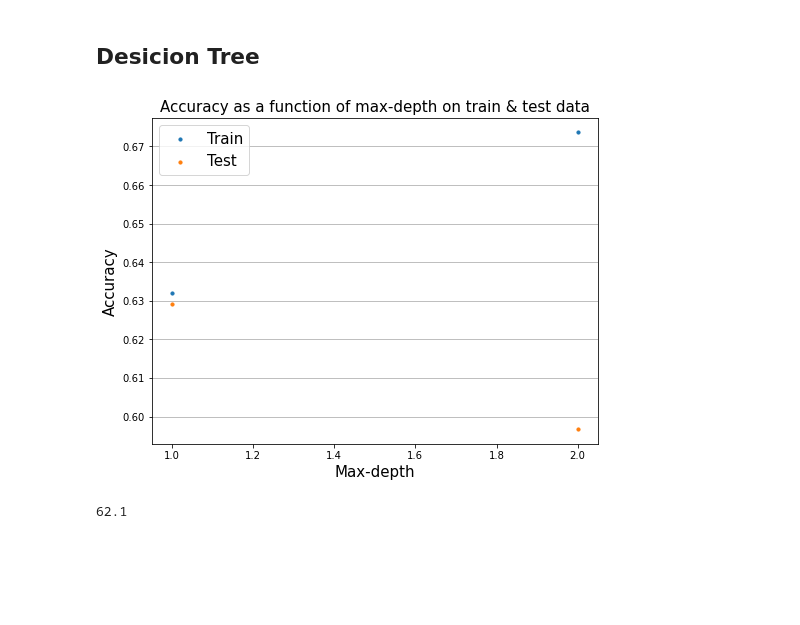
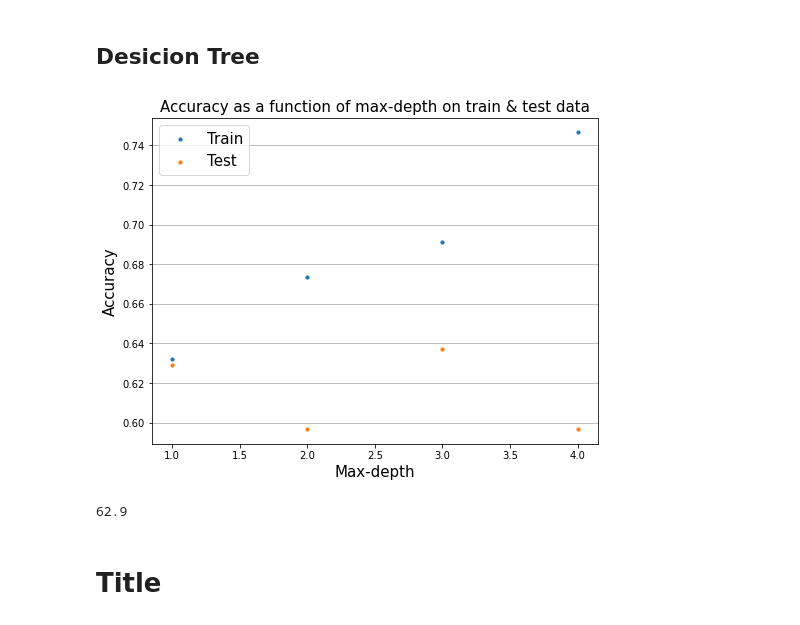
Before and after one commit to golankai/IDC-DS-FinalProject, a Jupyter notebook: DT.ipynb, the cells around one changed output. Saved outputs shown, nothing was run; the diff lists cells and outputs as text; code cells hidden in the pictures; blank space fills up the shorter version.

```diff
--- a/DT.ipynb
+++ b/DT.ipynb
@@ -58,22 +81,32 @@ X_train, X_test, y_train, y_test = train_test_split(X, y, test_size=0.3, random_
 # %%
-train_acc = list()
-test_acc = list()
-ds = range(1,3)
-for d in ds:
-    clf = DecisionTreeClassifier(max_depth=d)
-    clf.fit(X_train,y_train)
-    y_pred_train = clf.predict(X_train)
-    y_pred_test = clf.predict(X_test)
-    train_acc.append(accuracy_score(y_train, y_pred_train))
-    test_acc.append(accuracy_score(y_test, y_pred_test))
+def build_tree(X_train, X_test=None, y_train=y_train, y_test=y_test, max_d=5,dir_name=None, to_pdf=True, to_plot=False):
+    train_acc = list()
+    test_acc = list()
+    ds = range(1,max_d)
+
+    make_dir(dir_name)
+
+    for d in ds:
+        clf = DecisionTreeClassifier(max_depth=d)
+        clf.fit(X_train,y_train)
+        y_pred_train = clf.predict(X_train)
+
+        if to_pdf:
+            # create a graph
+            dot_data = tree.export_graphviz(clf, out_file=None,
+                                           feature_names=list(X_train.columns),
+                                           class_names=list(classes),
+                                           filled=True)
+            graph = pydotplus.graph_from_dot_data(dot_data)
+
+            #save to pdf
+            graph.write_pdf(f'{dir_name}_tree_{d}.pdf')
+
+        if to_plot:
+            y_pred_test = clf.predict(X_test)
+
+            train_acc.append(accuracy_score(y_train, y_pred_train))
+            test_acc.append(accuracy_score(y_test, y_pred_test))
+
+    if to_plot:
+        plot_accuracy(train_acc, test_acc)
-# %%
-plt.scatter(ds,train_acc, s=10,label='Train')
-plt.scatter(ds,test_acc, s=10,label='Test')
-plt.xlabel('Max-depth',fontsize=15)
-plt.ylabel('Accuracy',fontsize=15)
-plt.title('Accuracy as a function of max-depth on train & test data',fontsize=15)
-plt.legend(fontsize=15)
-plt.grid(axis='y')
-plt.show()
-# %% [output]
-[figure, removed]
@@ -80,8 +123,14 @@ plt.show()
+# %%
+build_tree( X_train= X_train, X_test = X_test, max_d=5, dir_name= 'first_all_features', to_pdf=True, to_plot=True)
+# %% [output]
+[figure, added]
 # %%
 random_forest = RandomForestClassifier(n_estimators=100)
-random_forest.fit(X_train, y_train)
+random_forest.fit(X_train, y_train.values.ravel())
 
 acc_random_forest = round(random_forest.score(X_test, y_test) * 100, 2)
 acc_random_forest
 # %% [output]
-62.1
+62.9
+# %% [markdown]
+# Title
```
Also changed, not shown: parts of 14 cells of this notebook, 21 other files.
